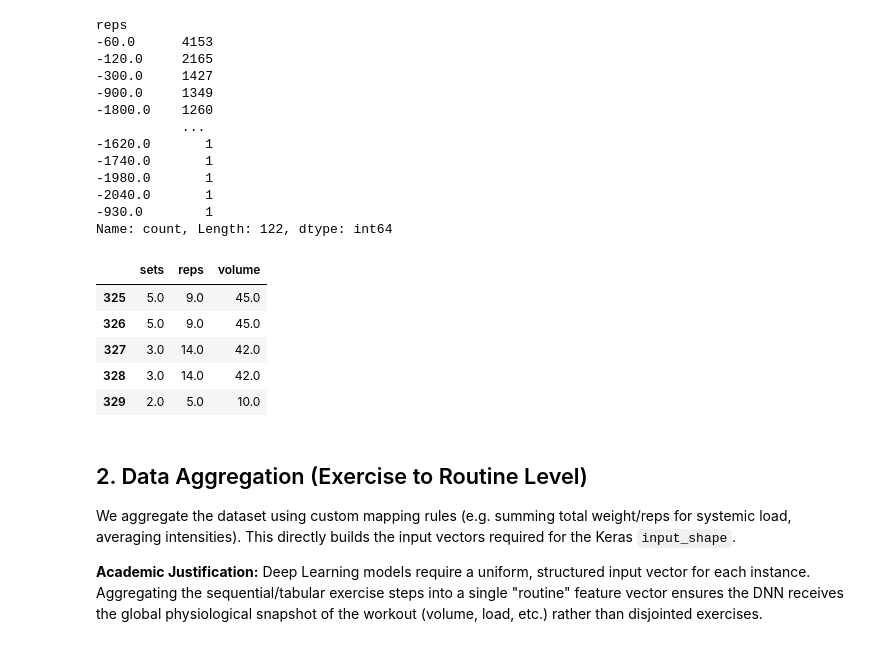
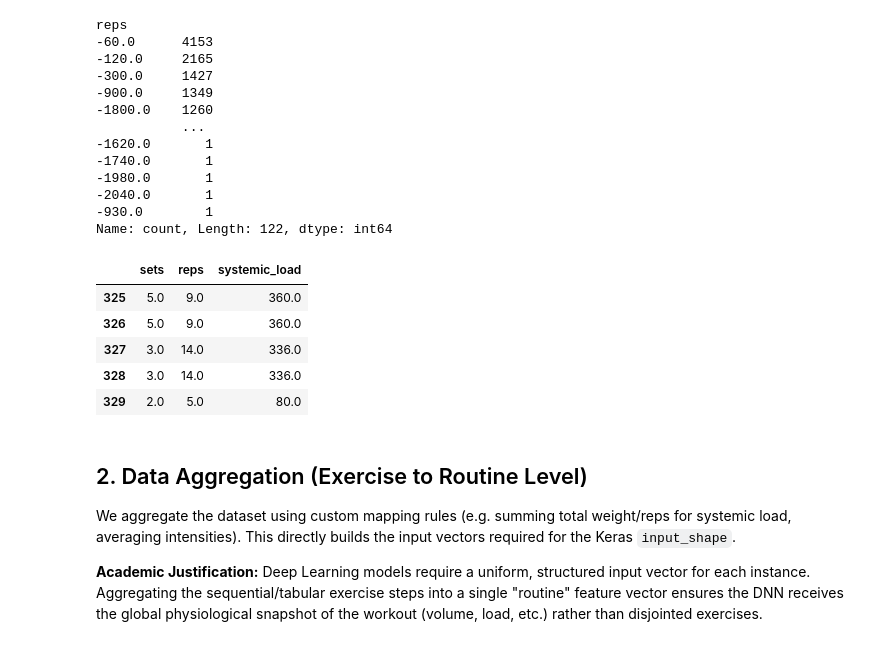
Before and after one commit to sgraziabile/proyecto-mineria, a Jupyter notebook: notebooks/01_data_preprocessing_and_eda.ipynb, the cells around one changed output. Drawn from its saved outputs; the diff is of its cells as text; code cells hidden in the pictures.

```diff
--- a/notebooks/01_data_preprocessing_and_eda.ipynb
+++ b/notebooks/01_data_preprocessing_and_eda.ipynb
@@ -346,25 +346,26 @@ reps
 -930.0        1
 Name: count, Length: 122, dtype: int64
 # %%
-#Calculate volume per exercise
+#Calculate Systemic Load per exercise
+#S = sets * reps * intensity
 import numpy as np
 
-# Calculate volume: Sets * Reps (but only if Reps >= 0. Otherwise, leave as NaN)
-df_final['volume'] = np.where(
+# Calculate systemic load: Sets * Reps * Intensity (but only if Reps >= 0. Otherwise, leave as NaN)
+df_final['systemic_load'] = np.where(
     df_final['reps'] >= 0,
-    df_final['sets'] * df_final['reps'],
+    df_final['sets'] * df_final['reps'] * df_final['intensity'],
     np.nan
 )
 
 # Display the result to verify
-display(df_final[['sets', 'reps', 'volume']].head())
+display(df_final[['sets', 'reps', 'systemic_load']].head())
 # %% [output]
-|  | sets | reps | volume |
-| 325 | 5.0 | 9.0 | 45.0 |
-| 326 | 5.0 | 9.0 | 45.0 |
-| 327 | 3.0 | 14.0 | 42.0 |
-| 328 | 3.0 | 14.0 | 42.0 |
-| 329 | 2.0 | 5.0 | 10.0 |
+|  | sets | reps | systemic_load |
+| 325 | 5.0 | 9.0 | 360.0 |
+| 326 | 5.0 | 9.0 | 360.0 |
+| 327 | 3.0 | 14.0 | 336.0 |
+| 328 | 3.0 | 14.0 | 336.0 |
+| 329 | 2.0 | 5.0 | 80.0 |
 # %% [markdown]
 ## 2. Data Aggregation (Exercise to Routine Level)
 
```
Also changed, not shown: parts of 8 cells of this notebook.
